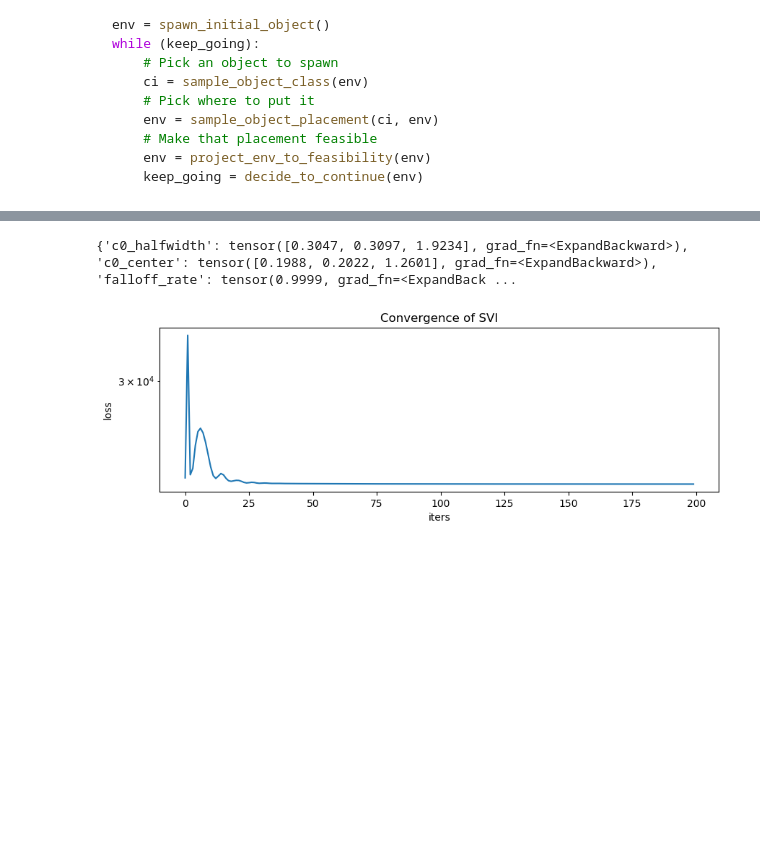
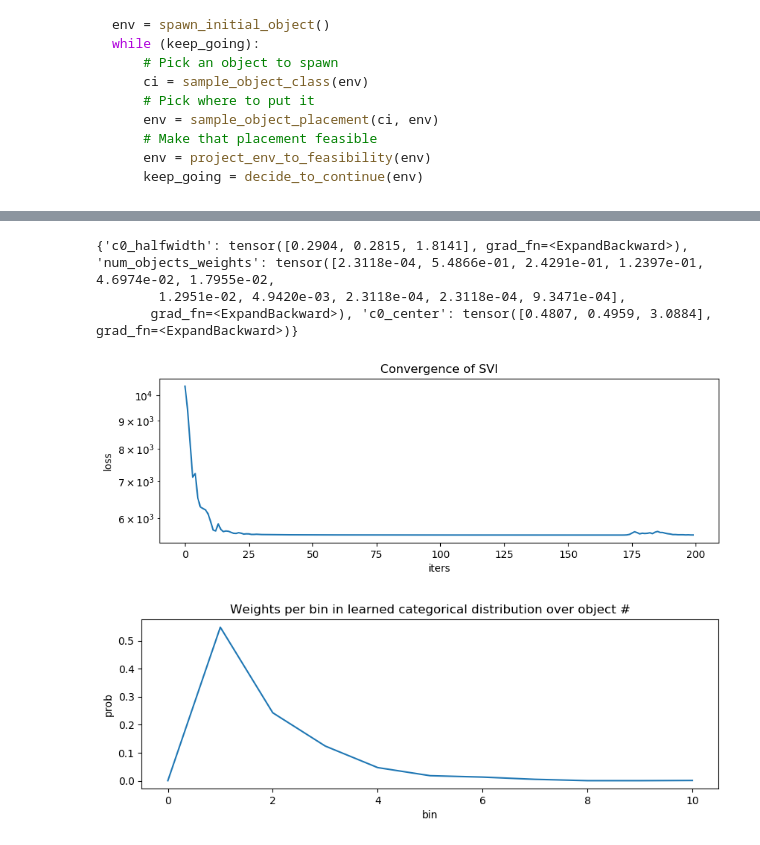
Before and after one commit to gizatt/scene_generation, a Jupyter notebook: 20181204 Planar Scene Arrangements Pyro.ipynb, the cells around one changed output, grey strips where cells are left out. Drawn from its saved outputs; the diff is of its cells as text; code cells hidden in the pictures; blank space fills up the shorter version.

Commit message:
Real learning! Real distribution fitting! Wow!

```diff
--- a/20181204 Planar Scene Arrangements Pyro.ipynb
+++ b/20181204 Planar Scene Arrangements Pyro.ipynb
@@ -18,7 +18,7 @@ except ImportError:
 # %%
 # These scenes include uniformly randomly distributed nonpenetrating
 # object arrangements
-DATA_FILE = "data/20181127_uniform_feasible_1_box_1000/20181127_uniform_feasible_1_box_1000.yaml"
+DATA_FILE = "data/20181127_uniform_feasible_1_box_1000/20181207_uniform_feasible_1_box_1000.yaml"
 # These loaded scenes include squares on the left half of the scene, and
 # long rectangles on the right half of the scene. All objects
 # tend to lie along cardinal directions (theta = 0, pi/2, pi, ...)
@@ -253,21 +271,23 @@ Selection of environments from prior / generative model
 from collections import defaultdict
 from torch.distributions import constraints
 from pyro.infer import Trace_ELBO
+from pyro.contrib.autoguide import AutoDelta, AutoDiagonalNormal, AutoMultivariateNormal
 
-global_guide = AutoDelta(poutine.block(model, expose=['falloff_rate', 'c0_center', 'c0_halfwidth']))
-optim = pyro.optim.Adam({'lr': 0.1, 'betas': [0.8, 0.99]})
+global_guide = AutoDelta(
+    poutine.block(model, expose=['num_objects_weights', 'c0_center', 'c0_halfwidth']))
+optim = pyro.optim.Adam({'lr': 0.2, 'betas': [0.8, 0.99]})
 elbo = TraceEnum_ELBO(max_iarange_nesting=1)
 svi = SVI(model, global_guide, optim, loss=elbo)
 
 def initialize(seed):
     pyro.set_rng_seed(seed)
     pyro.clear_param_store()
-    pyro.param('auto_falloff_rate', torch.tensor(0.5), constraint=constraints.unit_interval)
+    pyro.param('auto_num_objects_weights', torch.ones(MAX_NUM_OBJECTS+1)/float(MAX_NUM_OBJECTS+1), constraint=constraints.simplex)
     pyro.param('auto_c0_center', torch.Tensor([0.5, 0.5, 1.57]))
-    pyro.param('auto_c0_halfwidth', torch.Tensor([0.5, 0.5, 1.57]))
+    pyro.param('auto_c0_halfwidth', torch.Tensor([1.0, 1.0, 4.0]))
 
 # Choose the best among 100 random initializations.
-#initialize(42)
+initialize(42)
 
 losses = []
 data = vectorize_environments(environments)
@@ -276,5 +296,7 @@ for i in range(200):
     losses.append(loss)
     if (i % 10 == 0):
         print ".",
+    if (i % 50 == 0):
+        print global_guide.median()
 print "Done"
 # %% [output]
@@ -282,11 +313,20 @@ print "Done"
 # %%
 plt.figure(figsize=(10,3), dpi=100).set_facecolor('white')
 plt.plot(losses)
 plt.xlabel('iters')
 plt.ylabel('loss')
 plt.yscale('log')
 plt.title('Convergence of SVI');
 print global_guide.median()
+
+plt.figure(figsize=(10,3), dpi=100).set_facecolor('white')
+plt.plot(global_guide.median()["num_objects_weights"].cpu().detach().numpy())
+plt.xlabel('bin')
+plt.ylabel('prob')
+plt.title('Weights per bin in learned categorical distribution over object #');
 # %% [output]
-{'c0_halfwidth': tensor([0.3047, 0.3097, 1.9234], grad_fn=<ExpandBackward>), 'c0_center': tensor([0.1988, 0.2022, 1.2601], grad_fn=<ExpandBackward>), 'falloff_rate': tensor(0.9999, grad_fn=<ExpandBack ...
+{'c0_halfwidth': tensor([0.2904, 0.2815, 1.8141], grad_fn=<ExpandBackward>), 'num_objects_weights': tensor([2.3118e-04, 5.4866e-01, 2.4291e-01, 1.2397e-01, 4.6974e-02, 1.7955e-02,
+        1.2951e-02, 4.9420e-03, 2.3118e-04, 2.3118e-04, 9.3471e-04],
+       grad_fn=<ExpandBackward>), 'c0_center': tensor([0.4807, 0.4959, 3.0884], grad_fn=<ExpandBackward>)}
-[figure, old version]
+[figure, new version]
+[figure, added]
```
Also changed, not shown: parts of 6 cells of this notebook, 3 other files.
